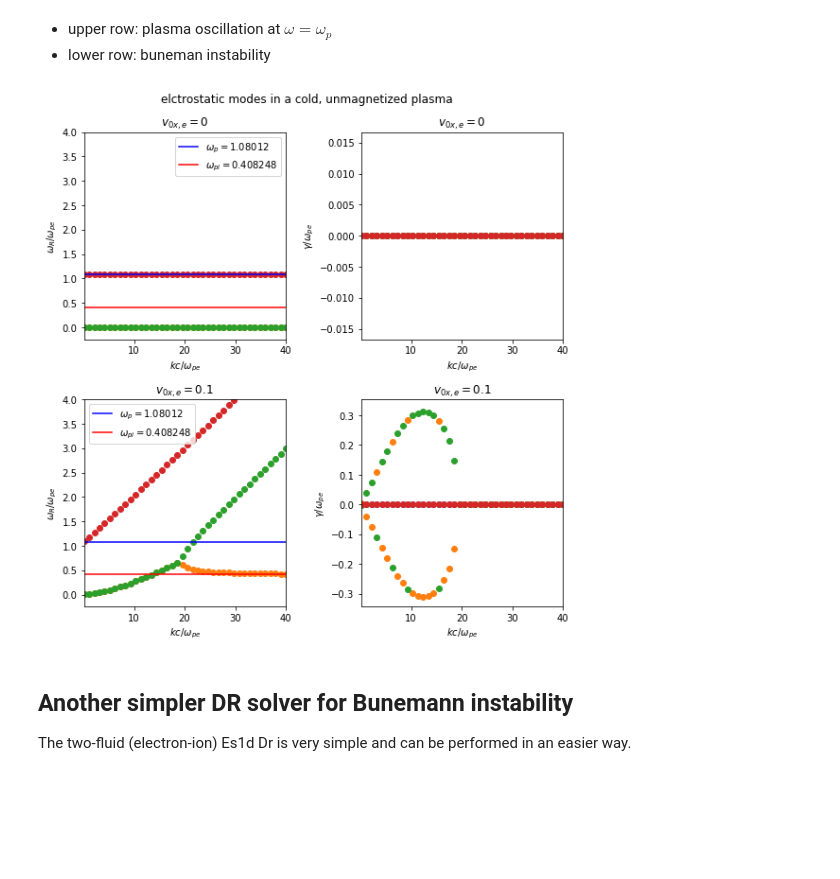
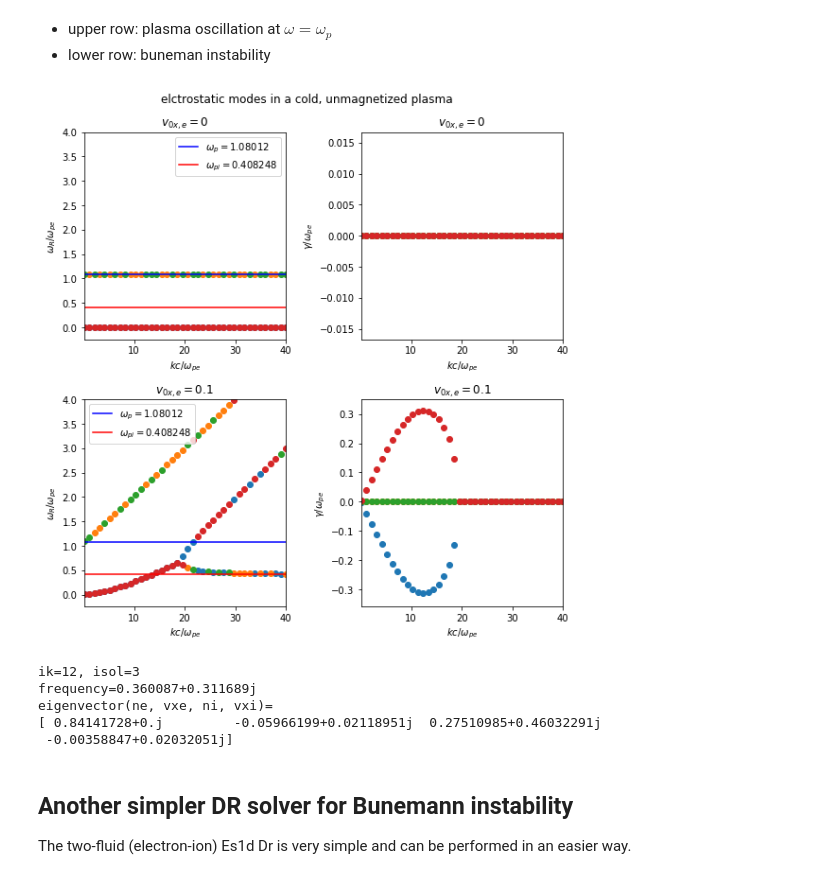
Before and after one commit to liangwang0734/xenon, a Jupyter notebook: demos/fluidEs1d-demo.ipynb, the cells around one changed output. Drawn from its saved outputs; the diff is of its cells as text; code cells hidden in the pictures; blank space fills up the shorter version.

Commit message:
show eigenvector in fluidEs1d-demo

```diff
--- a/demos/fluidEs1d-demo.ipynb
+++ b/demos/fluidEs1d-demo.ipynb
@@ -29,7 +29,7 @@ def test(v0, ax0, ax1, wrmax=None):
     ks = np.linspace(0.1, 40, 40)
 
     # compute output real frequency and growth rates
-    ws = xenon.fluid.k2w_es1d(ks, species=species, params=params)
+    ws, vrs = xenon.fluid.k2w_es1d(ks, species=species, params=params, eigenvector=True, sort='imag')
 
     # draw the dr
     xenon.common.plot_dr(ks, ws, ax0=ax0, ax1=ax1)
@@ -43,31 +43,49 @@ def test(v0, ax0, ax1, wrmax=None):
     ax1.set_ylabel(r'$\gamma/\omega_{pe}$')
     ax1.set_title(r'$v_{{0x,e}}={:g}$'.format(v0))
 
-    return ks, ws, dr_params
+    return ks, ws, vrs, dr_params
 # %% [markdown]
 - upper row: plasma oscillation at $\omega=\omega_{p}$
 - lower row: buneman instability
 # %%
 fig, axs = plt.subplots(2, 2, figsize=(8, 8))
 axs = axs.flatten()
 
 wrmax = 4
-ks0, ws0, dr_params0 = test(0, axs[0], axs[1], wrmax)
-ks1, ws1, dr_params1 = test(0.1, axs[2], axs[3], wrmax)
+ks0, ws0, vrs0, dr_params0 = test(0, axs[0], axs[1], wrmax)
+ks1, ws1, vrs1, dr_params1 = test(0.1, axs[2], axs[3], wrmax)
 
 for ax in [axs[0], axs[2]]:
     ax.axhline(dr_params1.wp_tot, c='b',
                label=r'$\omega_{{p}}={:g}$'.format(dr_params1.wp_tot))
     ax.axhline(dr_params1.wp[1], c='r',
                label=r'$\omega_{{pi}}={:g}$'.format(dr_params1.wp[1]))
     ax.legend()
 
 fig.suptitle('elctrostatic modes in a cold, unmagnetized plasma',
              va='bottom',
              y=1)
 fig.tight_layout()
 # %% [output]
-[figure, old version]
+[figure, new version]
+# %%
+# inspect the eigenvalue (frequency and growth-rate) and eigenvector of the
+# fastest growing mode
+def view_fastest_growing_mode(ws, vrs):
+    ik, isol = np.unravel_index(ws.imag.argmax(), ws.shape)
+    w = ws[ik, isol]
+    vr = vrs[ik, :, isol]
+    print(f'ik={ik}, isol={isol}')
+    print(f'frequency={w:g}')
+    print(f'eigenvector(ne, vxe, ni, vxi)=\n{vr}')
+
+view_fastest_growing_mode(ws1, vrs1)
+# %% [output]
+ik=12, isol=3
+frequency=0.360087+0.311689j
+eigenvector(ne, vxe, ni, vxi)=
+[ 0.84141728+0.j         -0.05966199+0.02118951j  0.27510985+0.46032291j
+ -0.00358847+0.02032051j]
 # %% [markdown]
 ## Another simpler DR solver for Bunemann instability
 The two-fluid (electron-ion) Es1d Dr is very simple and can be performed in an easier way.
```
